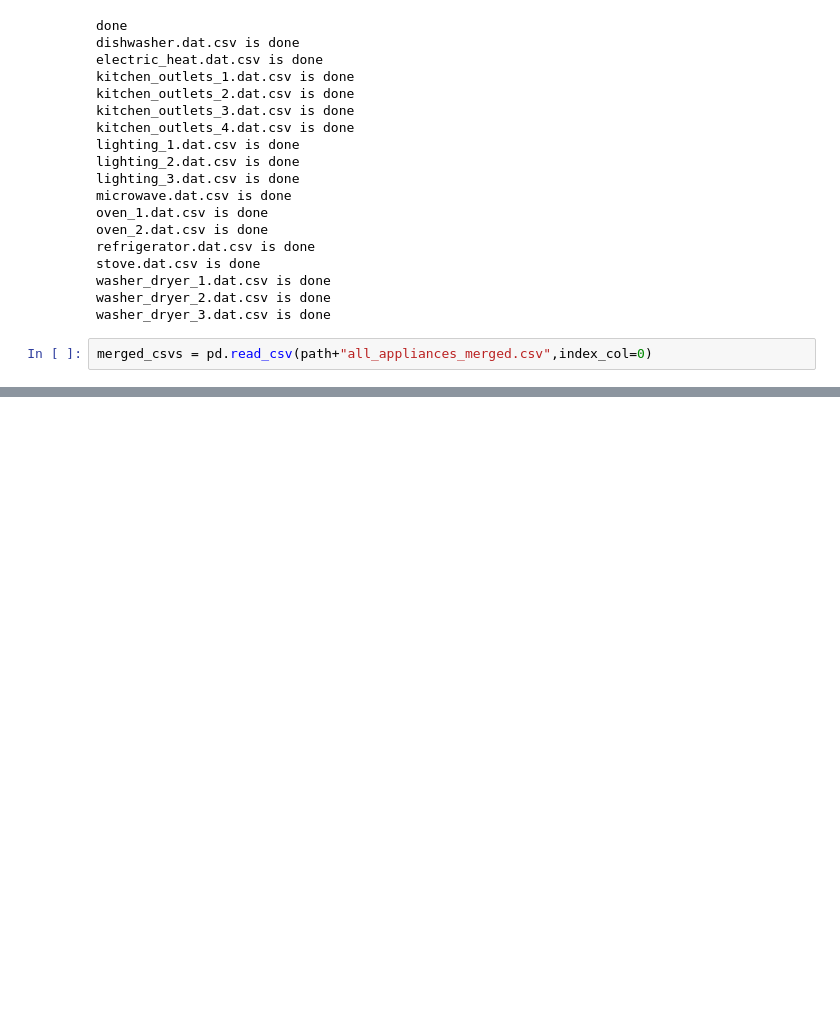
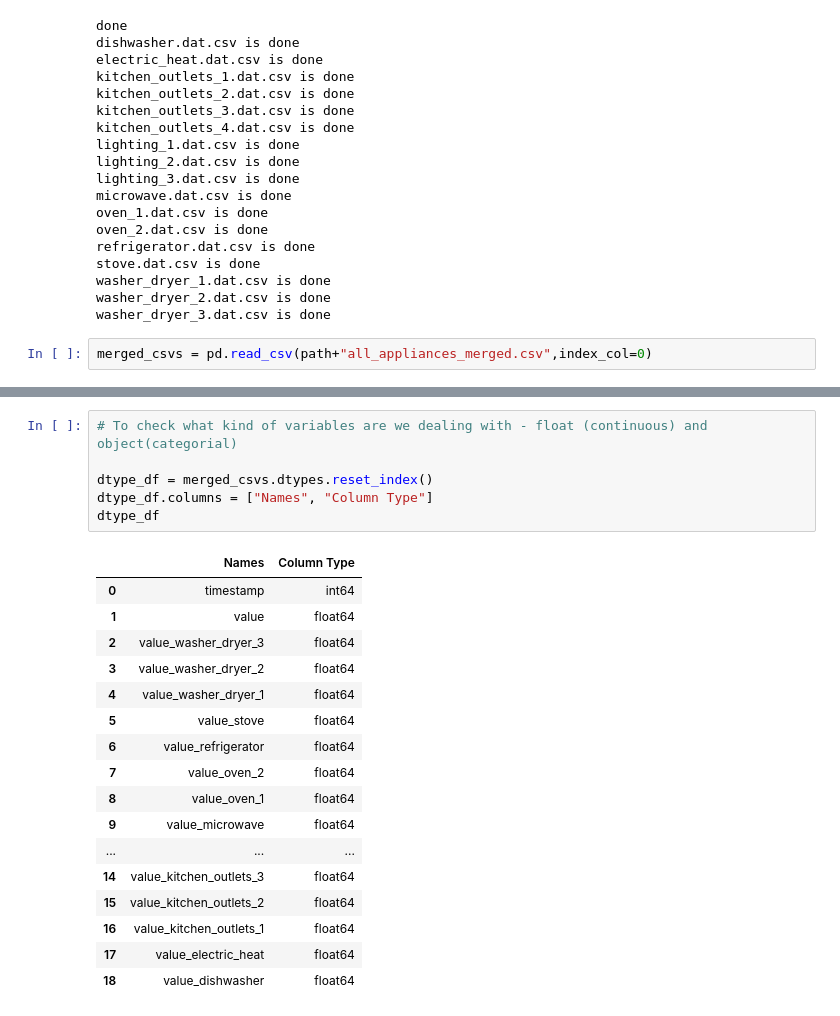
Before and after one commit to ziffy923/NILM-btp, a Jupyter notebook: house_1/merge_all_appliances_csvs.ipynb, the cells around one changed output, grey strips where cells are left out. Drawn from its saved outputs; the diff is of its cells as text; blank space fills up the shorter version.

```diff
--- a/house_1/merge_all_appliances_csvs.ipynb
+++ b/house_1/merge_all_appliances_csvs.ipynb
@@ -65,0 +95,24 @@ merged_csvs
+# %%
+# To check what kind of variables are we dealing with - float (continuous) and object(categorial)
+
+dtype_df = merged_csvs.dtypes.reset_index()
+dtype_df.columns = ["Names", "Column Type"]
+dtype_df
+# %% [output]
+|  | Names | Column Type |
+| 0 | timestamp | int64 |
+| 1 | value | float64 |
+| 2 | value_washer_dryer_3 | float64 |
+| 3 | value_washer_dryer_2 | float64 |
+| 4 | value_washer_dryer_1 | float64 |
+| 5 | value_stove | float64 |
+| 6 | value_refrigerator | float64 |
+| 7 | value_oven_2 | float64 |
+| 8 | value_oven_1 | float64 |
+| 9 | value_microwave | float64 |
+| ... | ... | ... |
+| 14 | value_kitchen_outlets_3 | float64 |
+| 15 | value_kitchen_outlets_2 | float64 |
+| 16 | value_kitchen_outlets_1 | float64 |
+| 17 | value_electric_heat | float64 |
+| 18 | value_dishwasher | float64 |
```
Also changed, not shown: parts of 7 cells of this notebook.
